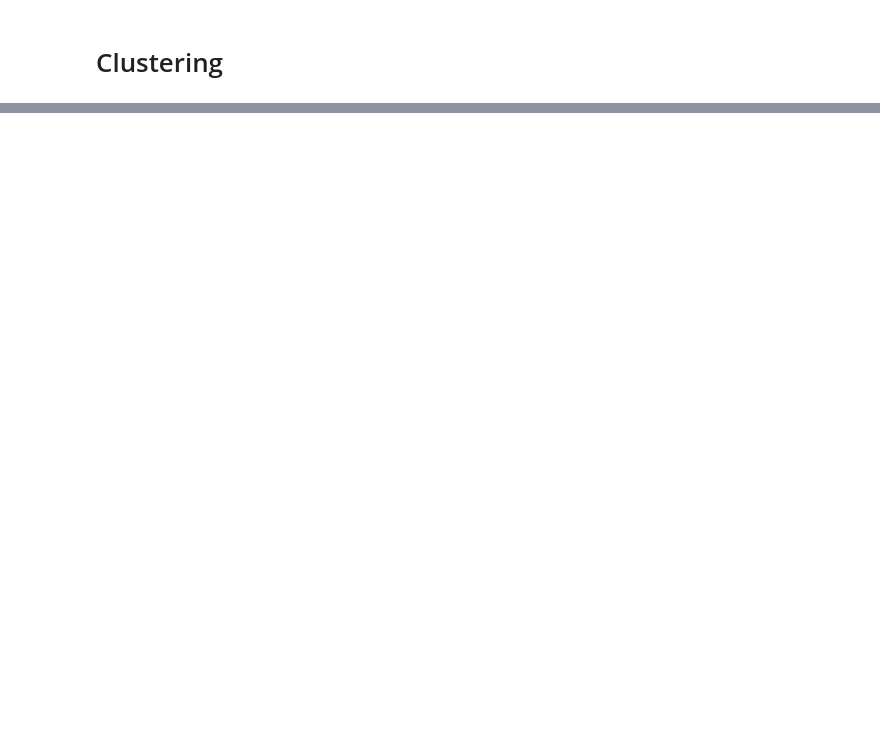
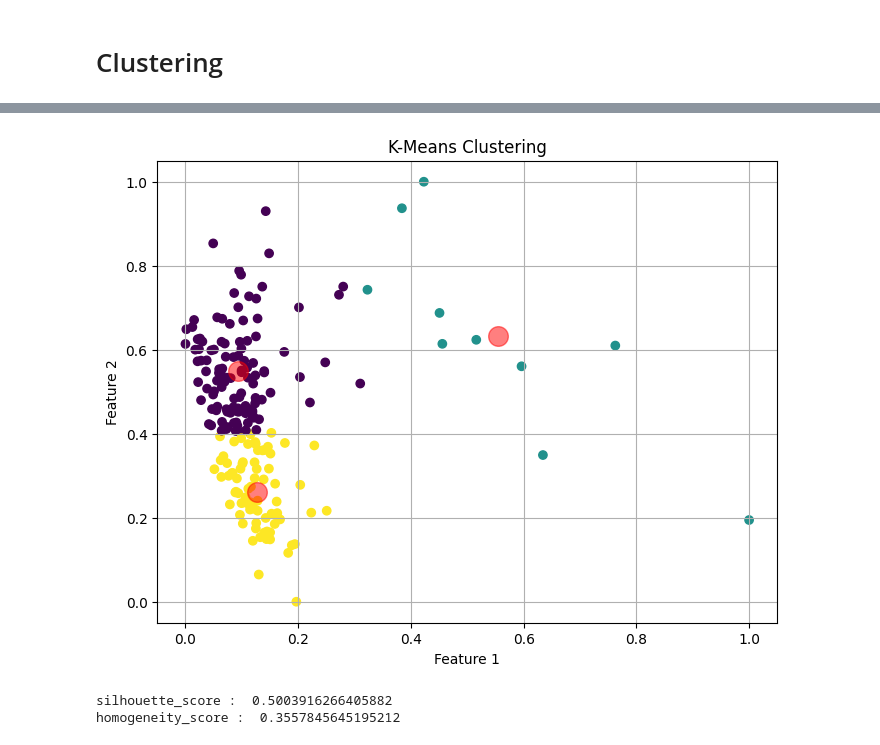
Before and after one commit to javadkavian/EEG_motor_imagery_analysis, a Jupyter notebook: src/main.ipynb, the cells around one changed output, grey strips where cells are left out. Cells and saved outputs as stored; diff of their text form; code cells hidden in the pictures; blank space fills up the shorter version.

```diff
--- a/src/main.ipynb
+++ b/src/main.ipynb
@@ -347,0 +351,6 @@ omogeneity_score :  0.11300728737288131
+# %%
+cl.apply_kmeans_clustering(X=X, y=Y, k=3)
+# %% [output]
+[figure, added]
+silhouette_score :  0.5003916266405882
+homogeneity_score :  0.3557845645195212
```
Also changed, not shown: parts of 23 cells of this notebook.
